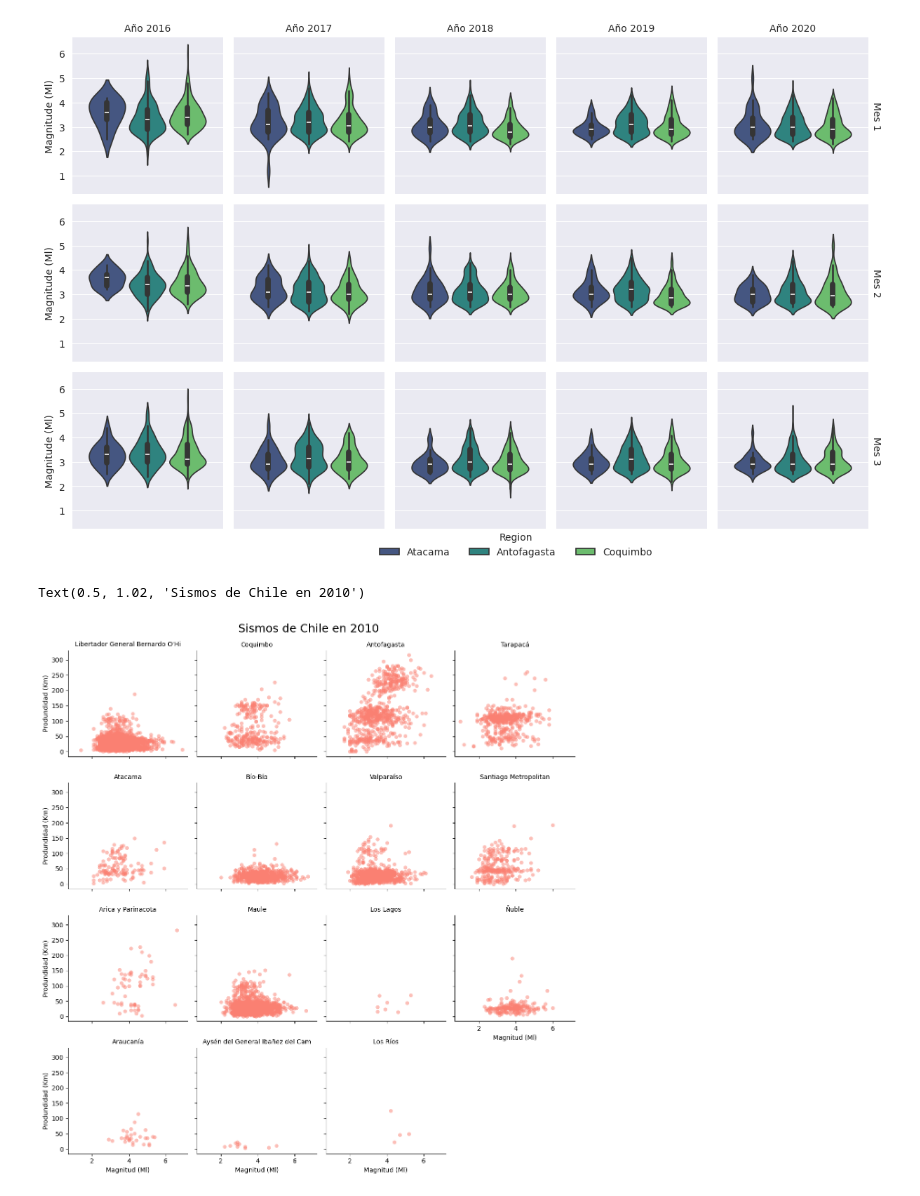
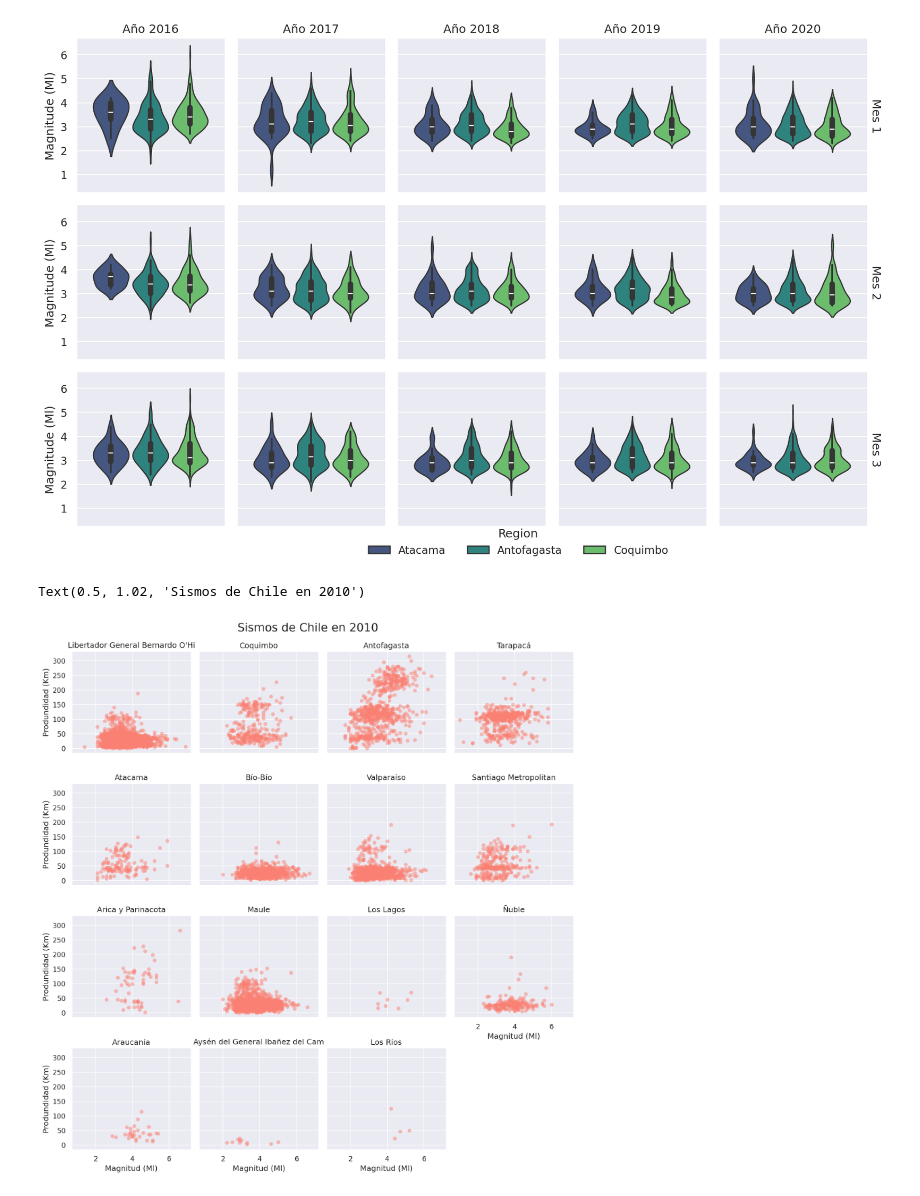
Before and after one commit to JacquelineAldridge/data-visualization-notebooks, a Jupyter notebook: notebooks/3.8-grillas.ipynb, the cells around one changed output. Cells and saved outputs as stored; diff of their text form; code cells hidden in the pictures.

```diff
--- a/notebooks/3.8-grillas.ipynb
+++ b/notebooks/3.8-grillas.ipynb
@@ -2,11 +2,12 @@
 import polars as pl
 import seaborn as sns
 from matplotlib import pyplot as plt
+# %%
+sns.set_theme(rc={"figure.dpi": 150})
 # %%
 df_anage = pl.read_csv("../data/anage.csv", infer_schema_length=1000)
 df_earthquakes = pl.read_csv("../data/EarthquakesChile_2000-2024.csv", try_parse_dates=True).with_columns(
-    Year=pl.col("Date").dt.year(),
-    Month=pl.col("Date").dt.month()
+    Year=pl.col("Date").dt.year(), Month=pl.col("Date").dt.month()
 )
 # %%
 df_anage.head()
@@ -58,7 +59,7 @@ with sns.axes_style("darkgrid"):
         df_earthquakes.filter(
             pl.col("Year").is_between(2016, 2020),
             pl.col("Month") <= 3,
-            pl.col("Region").is_in(["Atacama", "Coquimbo", "Antofagasta"])
+            pl.col("Region").is_in(["Atacama", "Coquimbo", "Antofagasta"]),
         ),
         kind="violin",
         y="Magnitude_Ml",
@@ -77,26 +78,26 @@ with sns.axes_style("darkgrid"):
     g.set_titles(col_template="Año {col_name}", row_template="Mes {row_name}")
     sns.move_legend(g, "lower center", bbox_to_anchor=(0.5, -0.05), ncol=3)
 # %% [output]
-[figure, old version]
+[figure, new version]
 # %%
 g = sns.relplot(
     data=df_earthquakes.filter(Year=2010),
     x="Magnitude_Ml",
     y="Profoundity_Km",
     col="Region",
     col_wrap=4,
     height=3,
     alpha=0.5,
     linewidth=0,
-    color="salmon"
+    color="salmon",
 )
 g.set_ylabels("Produndidad (Km)")
 g.set_xlabels("Magnitud (Ml)")
 g.set_titles(col_template="{col_name}")
 
 g.figure.suptitle("Sismos de Chile en 2010", y=1.02, fontsize=18)
 # %% [output]
 Text(0.5, 1.02, 'Sismos de Chile en 2010')
-[figure, old version]
+[figure, new version]
 # %%
 g = sns.relplot(
```
Also changed, not shown: parts of 6 cells of this notebook.
